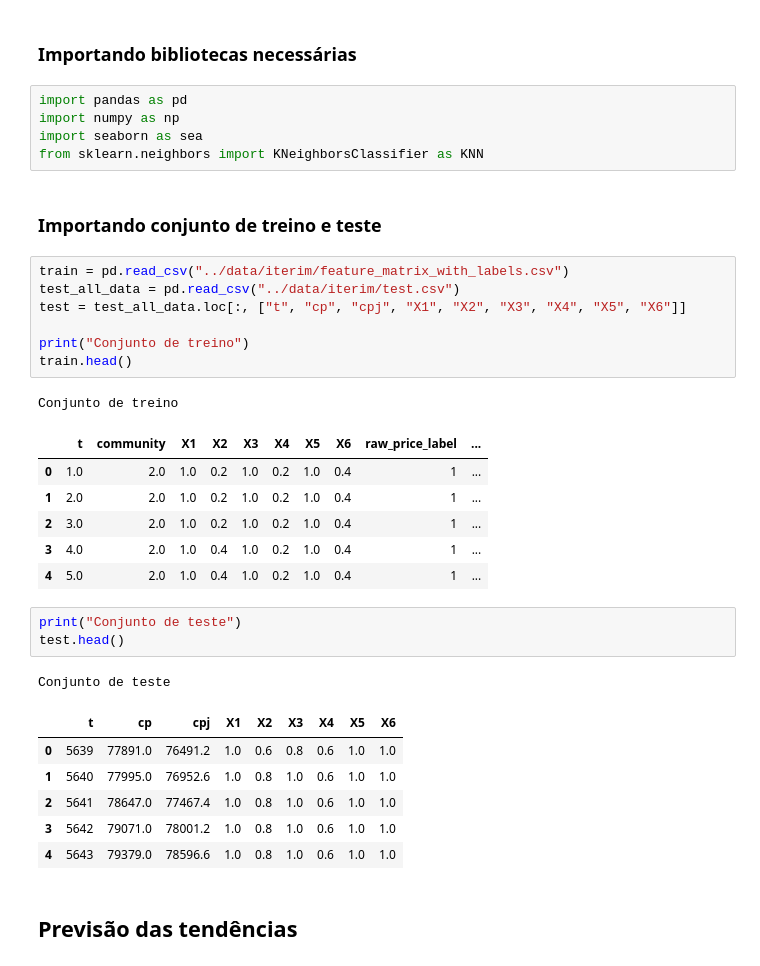
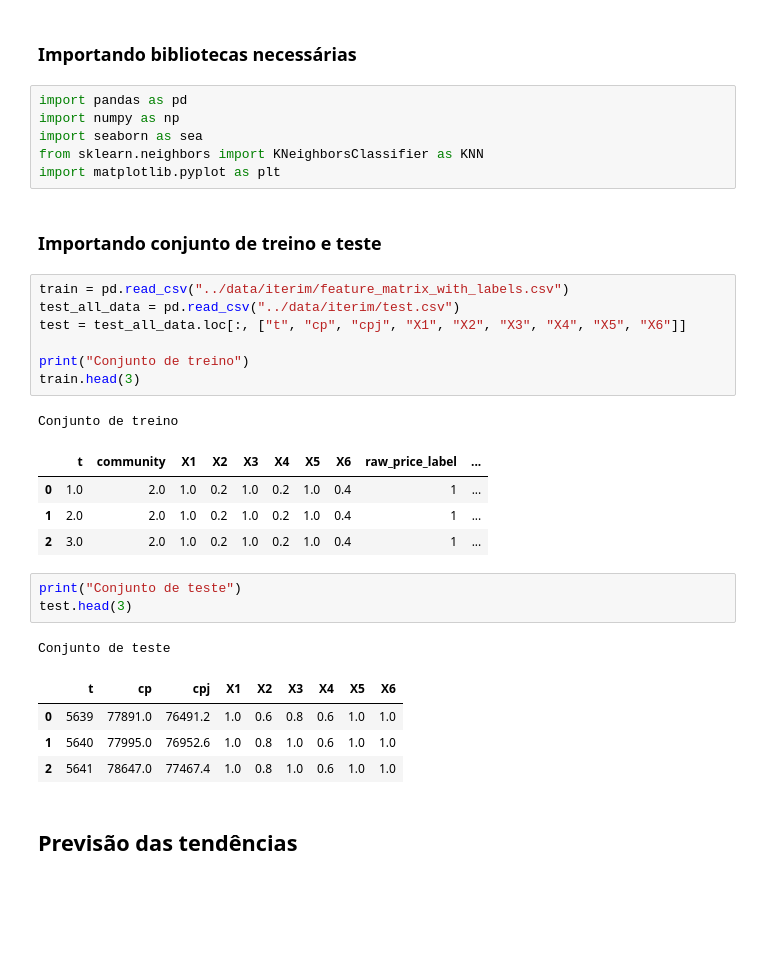
Before and after one commit to itsmeale/time_series_complex_networks, a Jupyter notebook: timeseries/trend_detection.ipynb, the cells around one changed output. Drawn from its saved outputs; the diff is of its cells as text; blank space fills up the shorter version.

```diff
--- a/timeseries/trend_detection.ipynb
+++ b/timeseries/trend_detection.ipynb
@@ -21,34 +21,31 @@ import pandas as pd
 import numpy as np
 import seaborn as sea
 from sklearn.neighbors import KNeighborsClassifier as KNN
+import matplotlib.pyplot as plt
 # %% [markdown]
 ### Importando conjunto de treino e teste
 # %%
 train = pd.read_csv("../data/iterim/feature_matrix_with_labels.csv")
 test_all_data = pd.read_csv("../data/iterim/test.csv")
 test = test_all_data.loc[:, ["t", "cp", "cpj", "X1", "X2", "X3", "X4", "X5", "X6"]]
 
 print("Conjunto de treino")
-train.head()
+train.head(3)
 # %% [output]
 Conjunto de treino
 |  | t | community | X1 | X2 | X3 | X4 | X5 | X6 | raw_price_label | ... |
 | 0 | 1.0 | 2.0 | 1.0 | 0.2 | 1.0 | 0.2 | 1.0 | 0.4 | 1 | ... |
 | 1 | 2.0 | 2.0 | 1.0 | 0.2 | 1.0 | 0.2 | 1.0 | 0.4 | 1 | ... |
 | 2 | 3.0 | 2.0 | 1.0 | 0.2 | 1.0 | 0.2 | 1.0 | 0.4 | 1 | ... |
-| 3 | 4.0 | 2.0 | 1.0 | 0.4 | 1.0 | 0.2 | 1.0 | 0.4 | 1 | ... |
-| 4 | 5.0 | 2.0 | 1.0 | 0.4 | 1.0 | 0.2 | 1.0 | 0.4 | 1 | ... |
 # %%
 print("Conjunto de teste")
-test.head()
+test.head(3)
 # %% [output]
 Conjunto de teste
 |  | t | cp | cpj | X1 | X2 | X3 | X4 | X5 | X6 |
 | 0 | 5639 | 77891.0 | 76491.2 | 1.0 | 0.6 | 0.8 | 0.6 | 1.0 | 1.0 |
 | 1 | 5640 | 77995.0 | 76952.6 | 1.0 | 0.8 | 1.0 | 0.6 | 1.0 | 1.0 |
 | 2 | 5641 | 78647.0 | 77467.4 | 1.0 | 0.8 | 1.0 | 0.6 | 1.0 | 1.0 |
-| 3 | 5642 | 79071.0 | 78001.2 | 1.0 | 0.8 | 1.0 | 0.6 | 1.0 | 1.0 |
-| 4 | 5643 | 79379.0 | 78596.6 | 1.0 | 0.8 | 1.0 | 0.6 | 1.0 | 1.0 |
 # %% [markdown]
 ## Previsão das tendências
 # %%
```
Also changed, not shown: parts of 20 cells of this notebook.
